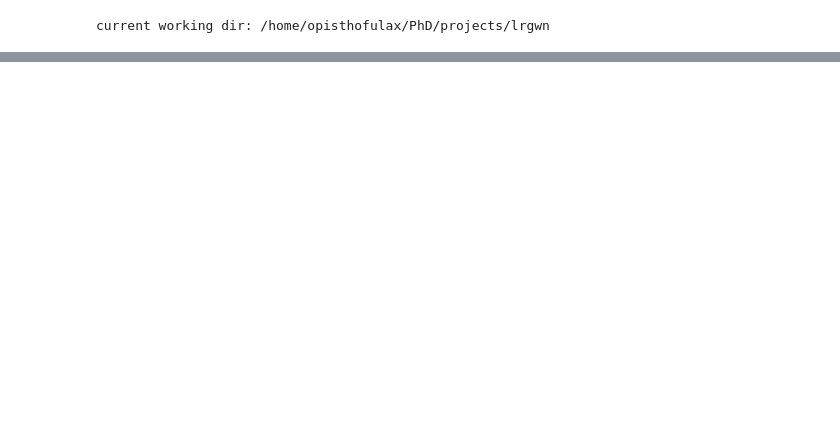
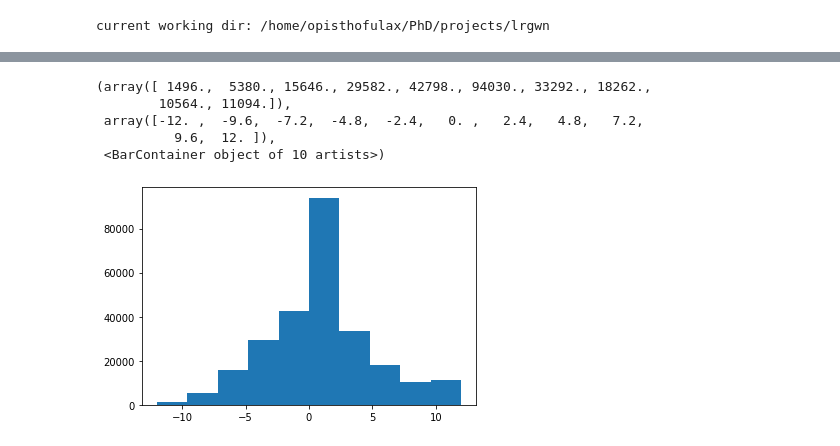
Before and after one commit to giulioiannelli/lrgwn, a Jupyter notebook: py/test.ipynb, the cells around one changed output, grey strips where cells are left out. Saved outputs shown, nothing was run; the diff lists cells and outputs as text; code cells hidden in the pictures; blank space fills up the shorter version.

```diff
--- a/py/test.ipynb
+++ b/py/test.ipynb
@@ -46,0 +55,9 @@ plt.show()
+# %%
+plt.hist(mt1.flatten(), bins=10)
+# %% [output]
+(array([ 1496.,  5380., 15646., 29582., 42798., 94030., 33292., 18262.,
+        10564., 11094.]),
+ array([-12. ,  -9.6,  -7.2,  -4.8,  -2.4,   0. ,   2.4,   4.8,   7.2,
+          9.6,  12. ]),
+ <BarContainer object of 10 artists>)
+[figure, added]
```
Also changed, not shown: parts of 6 cells of this notebook, 29 other files.
